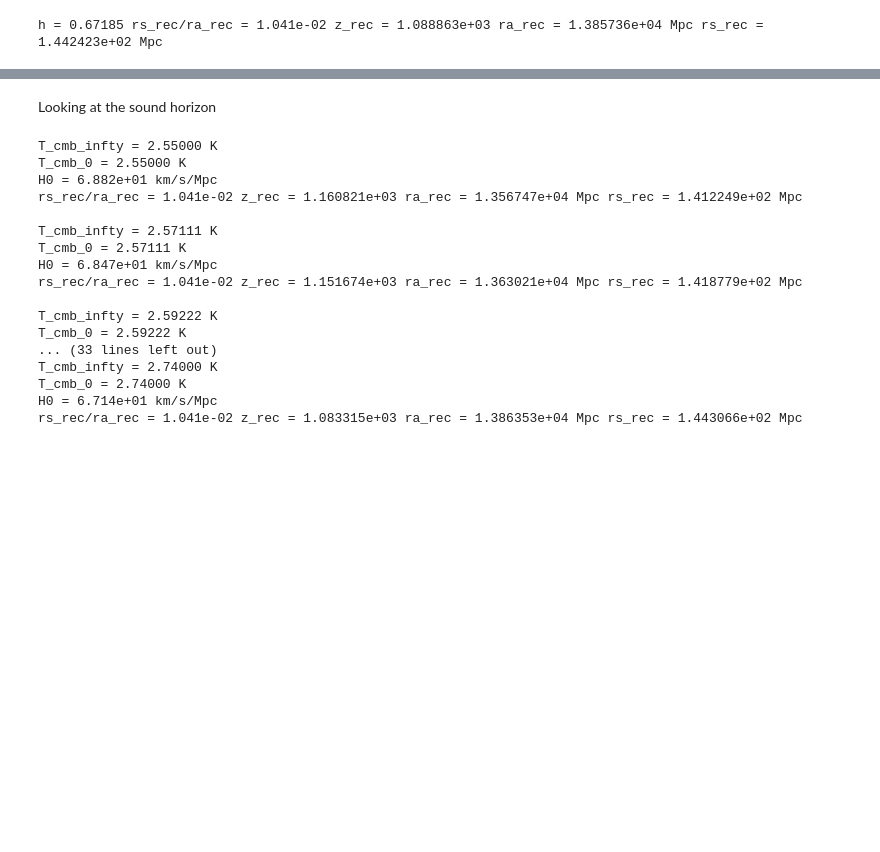
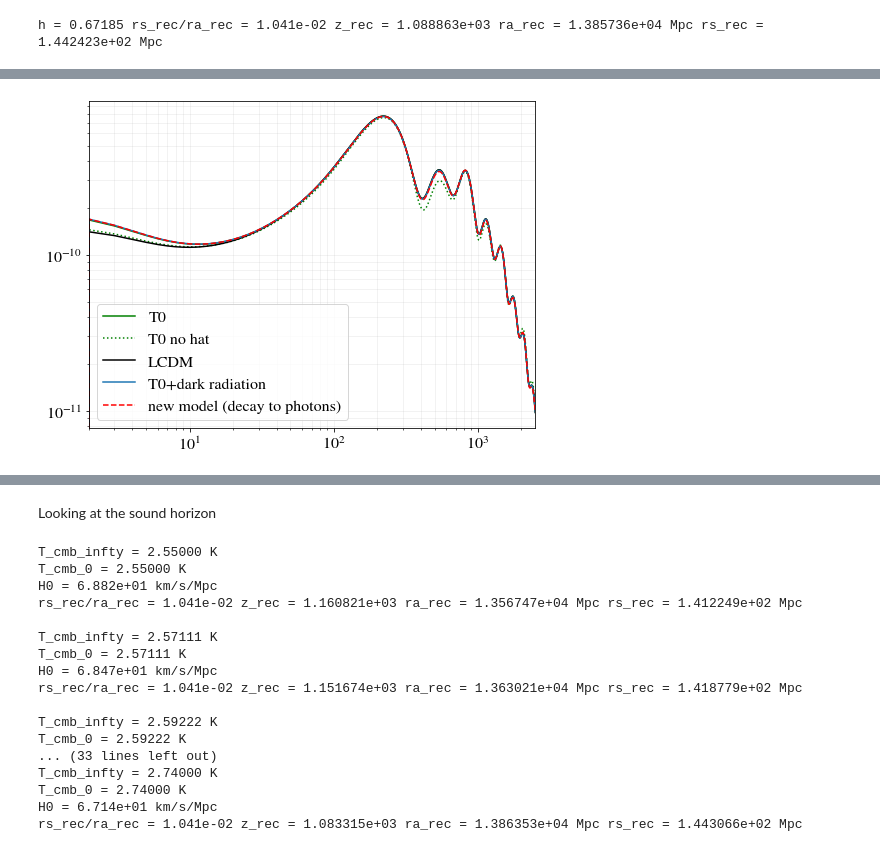
Before and after one commit to borisbolliet/class_dcdmsr, a Jupyter notebook: notebooks/cl_ST_DCDM_SR.ipynb, the cells around one changed output, grey strips where cells are left out. Saved outputs shown, nothing was run; the diff lists cells and outputs as text; code cells hidden in the pictures; blank space fills up the shorter version.

```diff
--- a/notebooks/cl_ST_DCDM_SR.ipynb
+++ b/notebooks/cl_ST_DCDM_SR.ipynb
@@ -73,0 +252,60 @@ h = 0.67185 rs_rec/ra_rec = 1.041e-02 z_rec = 1.088863e+03 ra_rec = 1.385736e+04
+# %%
+
+
+ls = M_T0.raw_cl(2500)['ell']
+cls = M_T0.raw_cl(2500)['tt']
+clTEs = M_T0.raw_cl(2500)['te']
+clEEs = M_T0.raw_cl(2500)['ee']
+clPPs = M_T0.raw_cl(2500)['pp']
+
+
+plt.plot(ls,ls*(ls+1.)/2./np.pi*cls,label='T0',c='green')
+
+
+ls = M_T0_no_hat.raw_cl(2500)['ell']
+cls = M_T0_no_hat.raw_cl(2500)['tt']
+clTEs = M_T0_no_hat.raw_cl(2500)['te']
+clEEs = M_T0_no_hat.raw_cl(2500)['ee']
+clPPs = M_T0_no_hat.raw_cl(2500)['pp']
+
+
+plt.plot(ls,ls*(ls+1.)/2./np.pi*cls,label='T0 no hat',ls=':',c='green')
+
+
+ls = M_FID.raw_cl(2500)['ell']
+cls = M_FID.raw_cl(2500)['tt']
+clTEs = M_FID.raw_cl(2500)['te']
+clEEs = M_FID.raw_cl(2500)['ee']
+clPPs = M_FID.raw_cl(2500)['pp']
+
+
+plt.plot(ls,ls*(ls+1.)/2./np.pi*cls,label='LCDM',c='k')
+
+
+
+ls = M_dr_is_dr.raw_cl(2500)['ell']
+cls = M_dr_is_dr.raw_cl(2500)['tt']
+clTEs = M_dr_is_dr.raw_cl(2500)['te']
+clEEs = M_dr_is_dr.raw_cl(2500)['ee']
+clPPs = M_dr_is_dr.raw_cl(2500)['pp']
+
+plt.plot(ls,ls*(ls+1.)/2./np.pi*cls,label='T0+dark radiation')
+
+
+ls = M_dr_is_sr.raw_cl(2500)['ell']
+cls = M_dr_is_sr.raw_cl(2500)['tt']
+clTEs = M_dr_is_sr.raw_cl(2500)['te']
+clEEs = M_dr_is_sr.raw_cl(2500)['ee']
+clPPs = M_dr_is_sr.raw_cl(2500)['pp']
+
+
+plt.plot(ls,ls*(ls+1.)/2./np.pi*cls,label='new model (decay to photons)',ls='--',c='r')
+
+plt.xlim(2,2500)
+plt.xscale('log')
+plt.yscale('log')
+plt.legend()
+plt.grid(which='both',alpha=0.2)
+plt.savefig('cls_compare.pdf')
+# %% [output]
+[figure, added]
```
Also changed, not shown: parts of 27 cells of this notebook, 1 other file.
